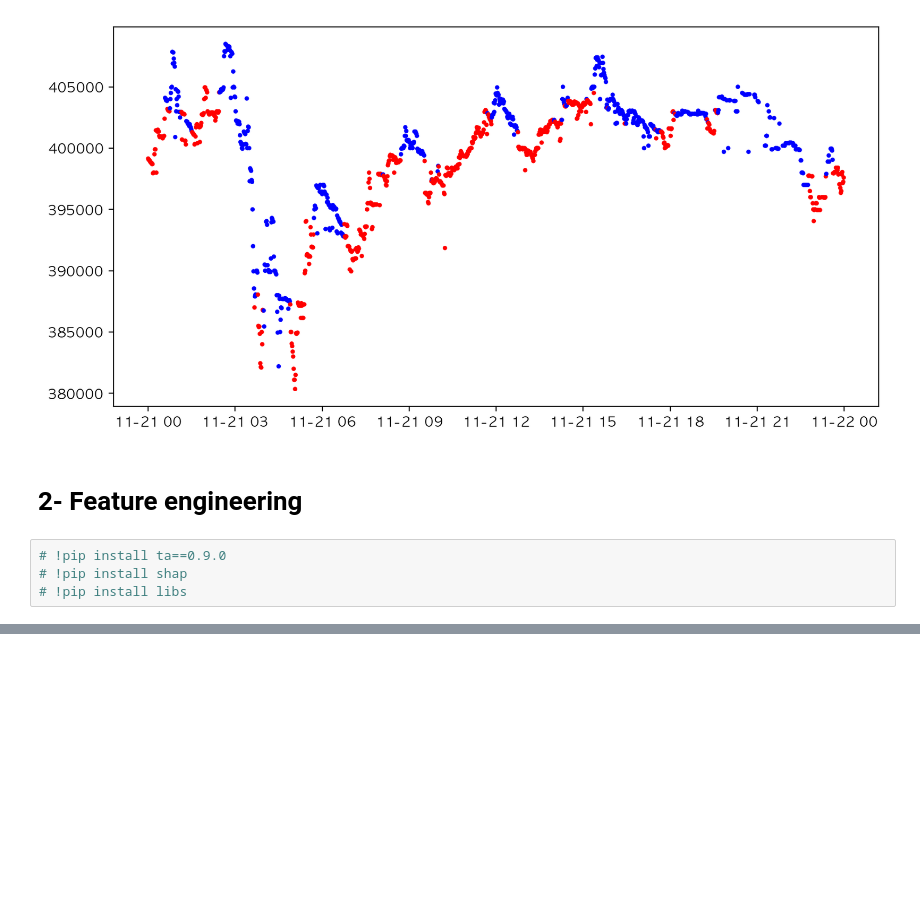
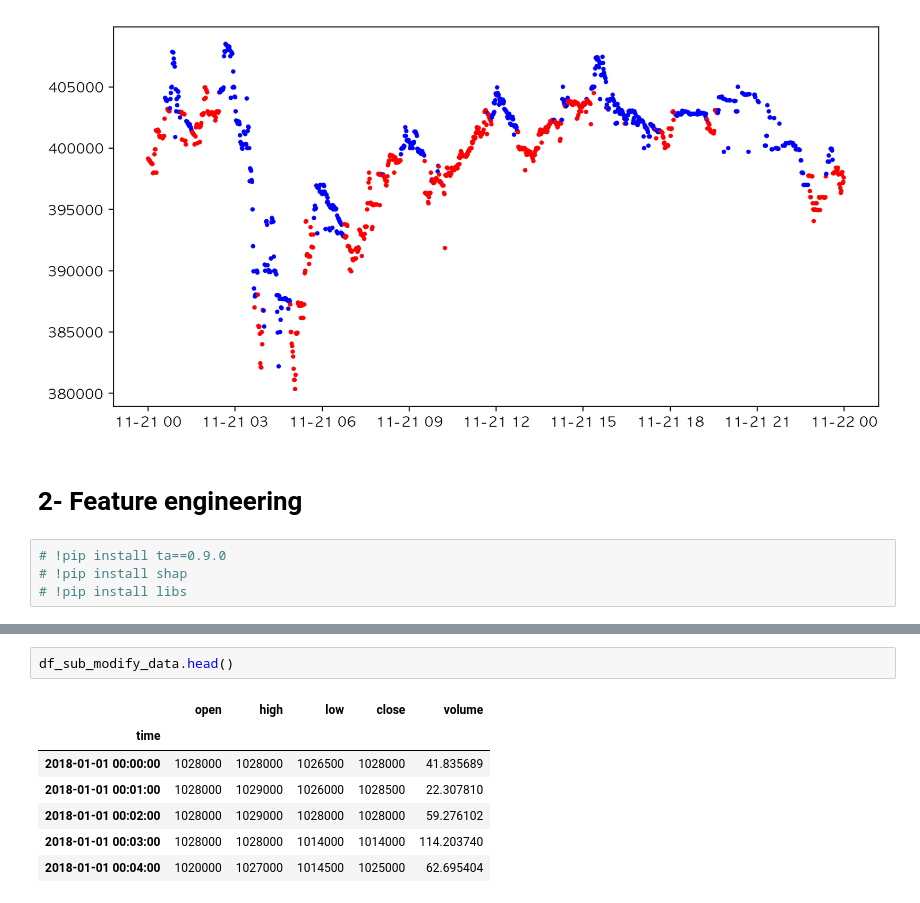
Before and after one commit to gyjong/workplace, a Jupyter notebook: quest_0304/0304_financeTimeSeries.ipynb, the cells around one changed output, grey strips where cells are left out. Saved outputs shown, nothing was run; the diff lists cells and outputs as text; blank space fills up the shorter version.

```diff
--- a/quest_0304/0304_financeTimeSeries.ipynb
+++ b/quest_0304/0304_financeTimeSeries.ipynb
@@ -242,0 +254,10 @@ ModuleNotFoundError: No module named 'libs.feature_importance'
+# %%
+df_sub_modify_data.head()
+# %% [output]
+|  | open | high | low | close | volume |
+| time |  |  |  |  |  |
+| 2018-01-01 00:00:00 | 1028000 | 1028000 | 1026500 | 1028000 | 41.835689 |
+| 2018-01-01 00:01:00 | 1028000 | 1029000 | 1026000 | 1028500 | 22.307810 |
+| 2018-01-01 00:02:00 | 1028000 | 1029000 | 1028000 | 1028000 | 59.276102 |
+| 2018-01-01 00:03:00 | 1028000 | 1028000 | 1014000 | 1014000 | 114.203740 |
+| 2018-01-01 00:04:00 | 1020000 | 1027000 | 1014500 | 1025000 | 62.695404 |
```
Also changed, not shown: parts of 27 cells of this notebook, 2 other files.
